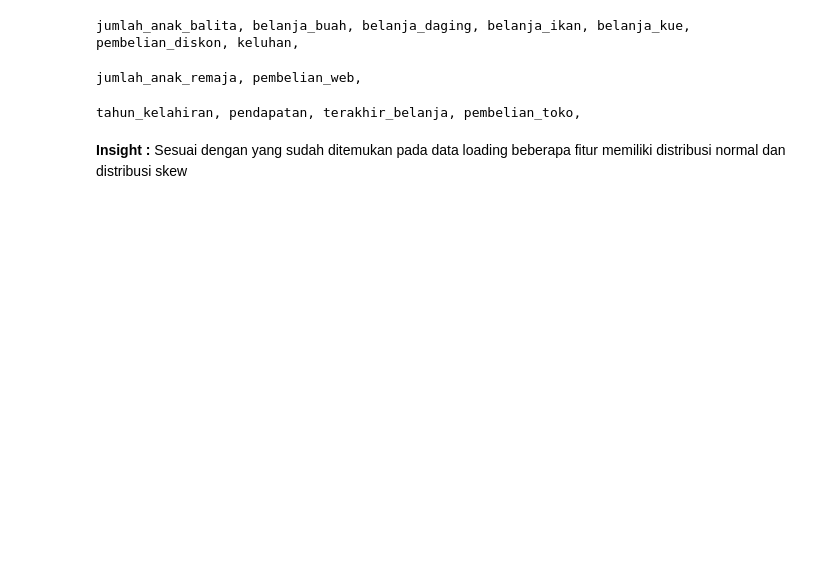
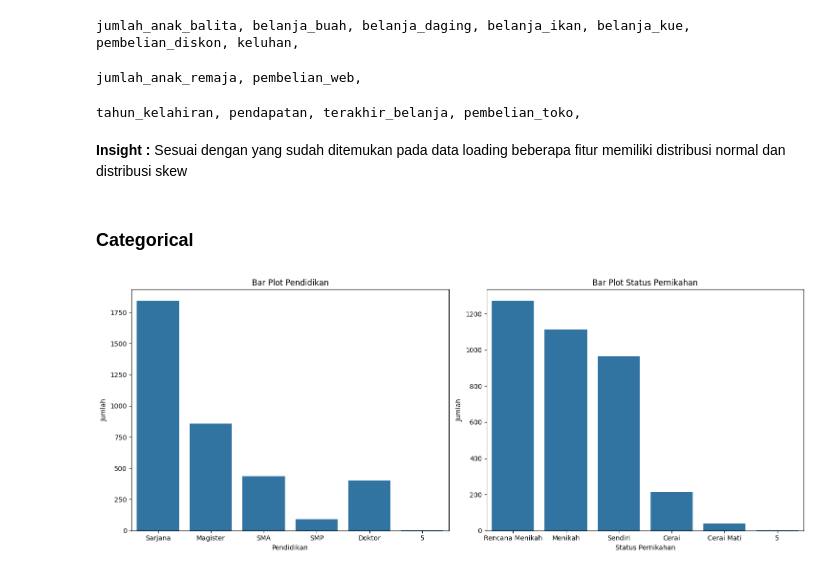
Before and after one commit to azizriza1210/Karpet-Biru, a Jupyter notebook: bismillah.ipynb, the cells around one changed output. Cells and saved outputs as stored; diff of their text form; code cells hidden in the pictures; blank space fills up the shorter version.

```diff
--- a/bismillah.ipynb
+++ b/bismillah.ipynb
@@ -220,3 +252,25 @@ for i in normal_skewed :
 tahun_kelahiran, pendapatan, terakhir_belanja, pembelian_toko,
 # %% [markdown]
 **Insight :** Sesuai dengan yang sudah ditemukan pada data loading beberapa fitur memiliki distribusi normal dan distribusi skew
+# %% [markdown]
+### Categorical
+# %%
+# Membuat dua bar plot terpisah
+fig, axes = plt.subplots(1, 2, figsize=(15, 6))
+
+# Bar plot untuk pendidikan
+sns.countplot(data=df_train, x='pendidikan', ax=axes[0])
+axes[0].set_title('Bar Plot Pendidikan')
+axes[0].set_xlabel('Pendidikan')
+axes[0].set_ylabel('Jumlah')
+
+# Bar plot untuk status pernikahan
+sns.countplot(data=df_train, x='status_pernikahan', ax=axes[1])
+axes[1].set_title('Bar Plot Status Pernikahan')
+axes[1].set_xlabel('Status Pernikahan')
+axes[1].set_ylabel('Jumlah')
+
+plt.tight_layout()
+plt.show()
+# %% [output]
+[figure, added]
```
Also changed, not shown: parts of 30 cells of this notebook.
